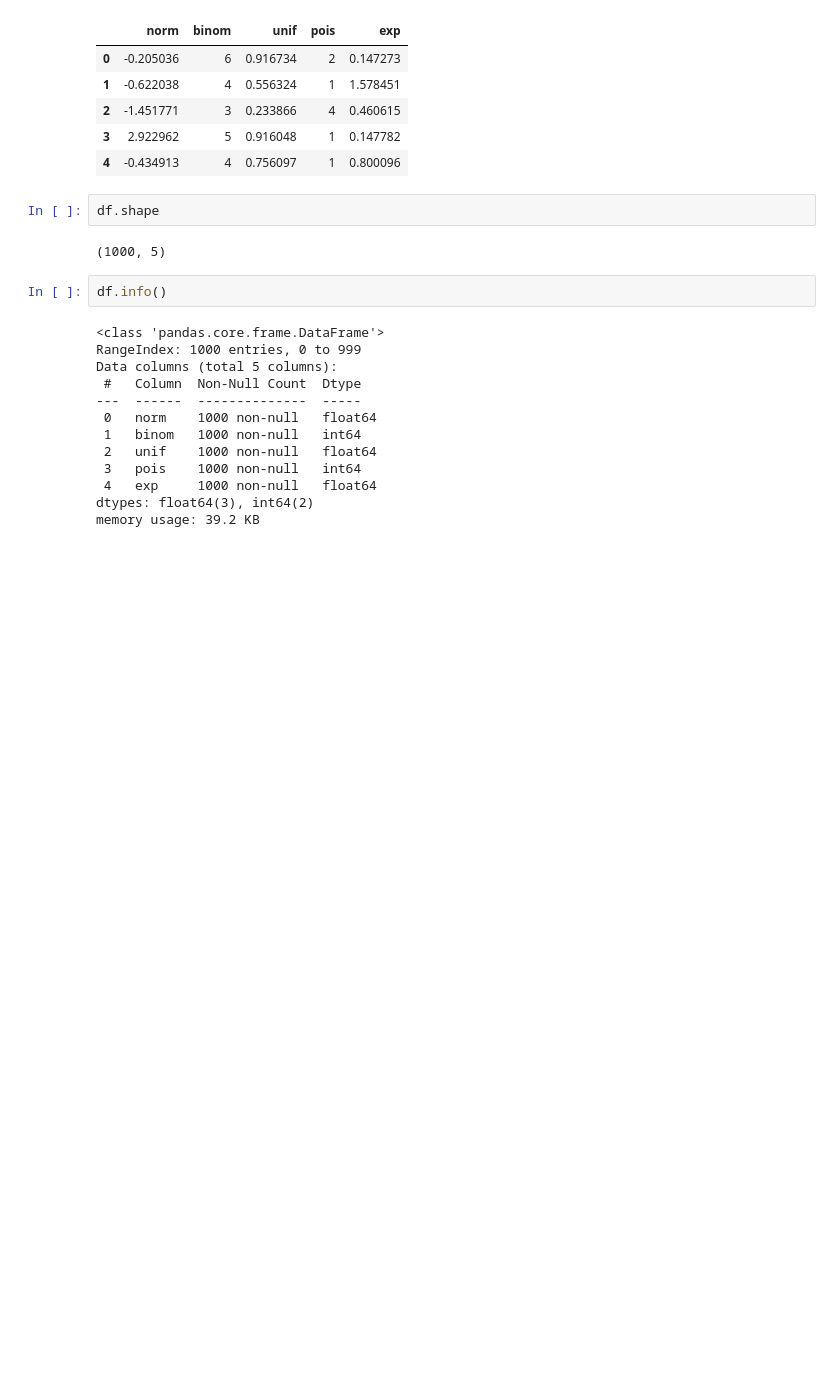
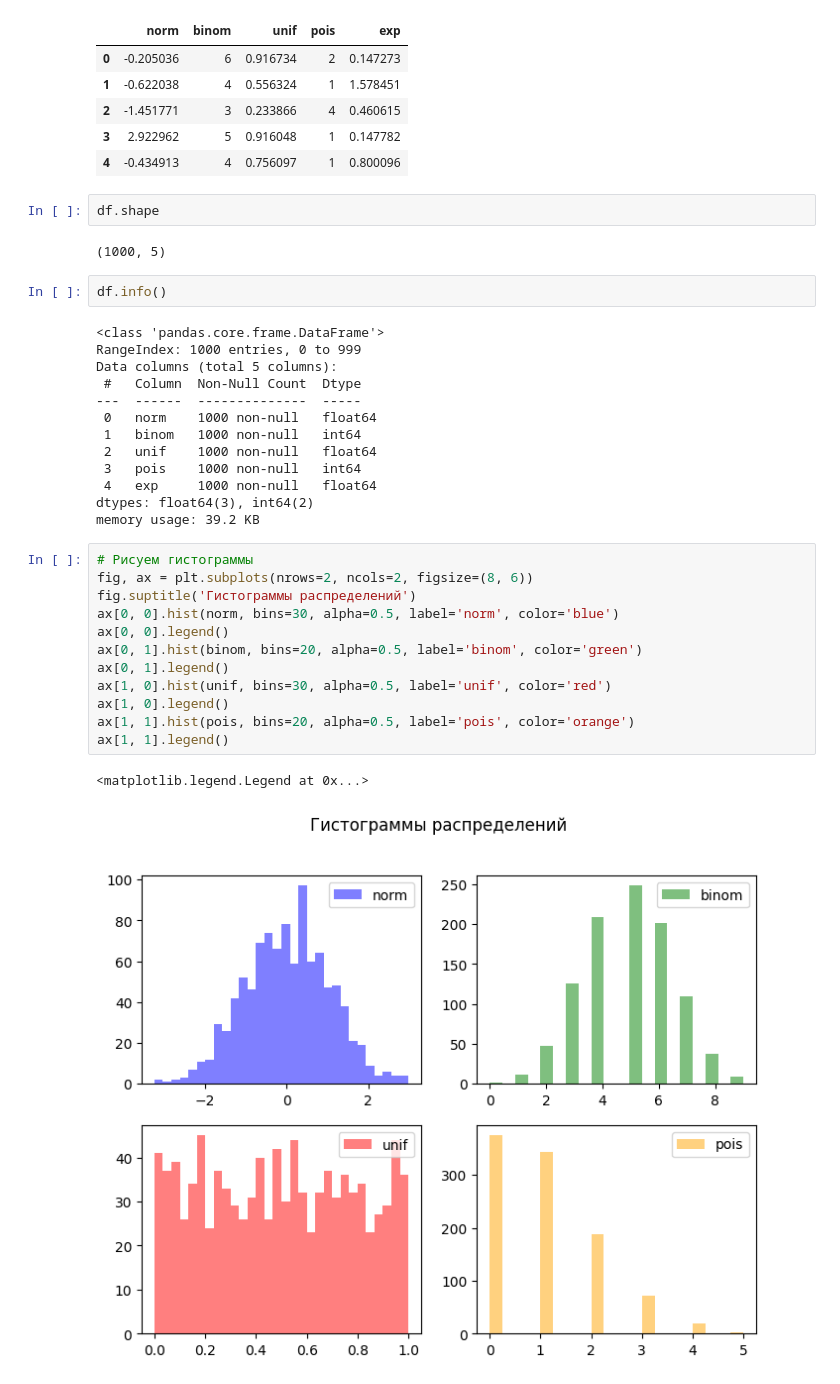
Before and after one commit to intro1986/test, a Jupyter notebook: my_git.ipynb, the cells around one changed output. Drawn from its saved outputs; the diff is of its cells as text; blank space fills up the shorter version.

Commit message:
Нарисовали гистограммы

```diff
--- a/my_git.ipynb
+++ b/my_git.ipynb
@@ -39,3 +41,18 @@ Data columns (total 5 columns):
  4   exp     1000 non-null   float64
 dtypes: float64(3), int64(2)
 memory usage: 39.2 KB
+# %%
+# Рисуем гистограммы
+fig, ax = plt.subplots(nrows=2, ncols=2, figsize=(8, 6))
+fig.suptitle('Гистограммы распределений')
+ax[0, 0].hist(norm, bins=30, alpha=0.5, label='norm', color='blue')
+ax[0, 0].legend()
+ax[0, 1].hist(binom, bins=20, alpha=0.5, label='binom', color='green')
+ax[0, 1].legend()
+ax[1, 0].hist(unif, bins=30, alpha=0.5, label='unif', color='red')
+ax[1, 0].legend()
+ax[1, 1].hist(pois, bins=20, alpha=0.5, label='pois', color='orange')
+ax[1, 1].legend()
+# %% [output]
+<matplotlib.legend.Legend at 0x...>
+[figure, added]
```
Also changed, not shown: parts of 1 cell of this notebook.
